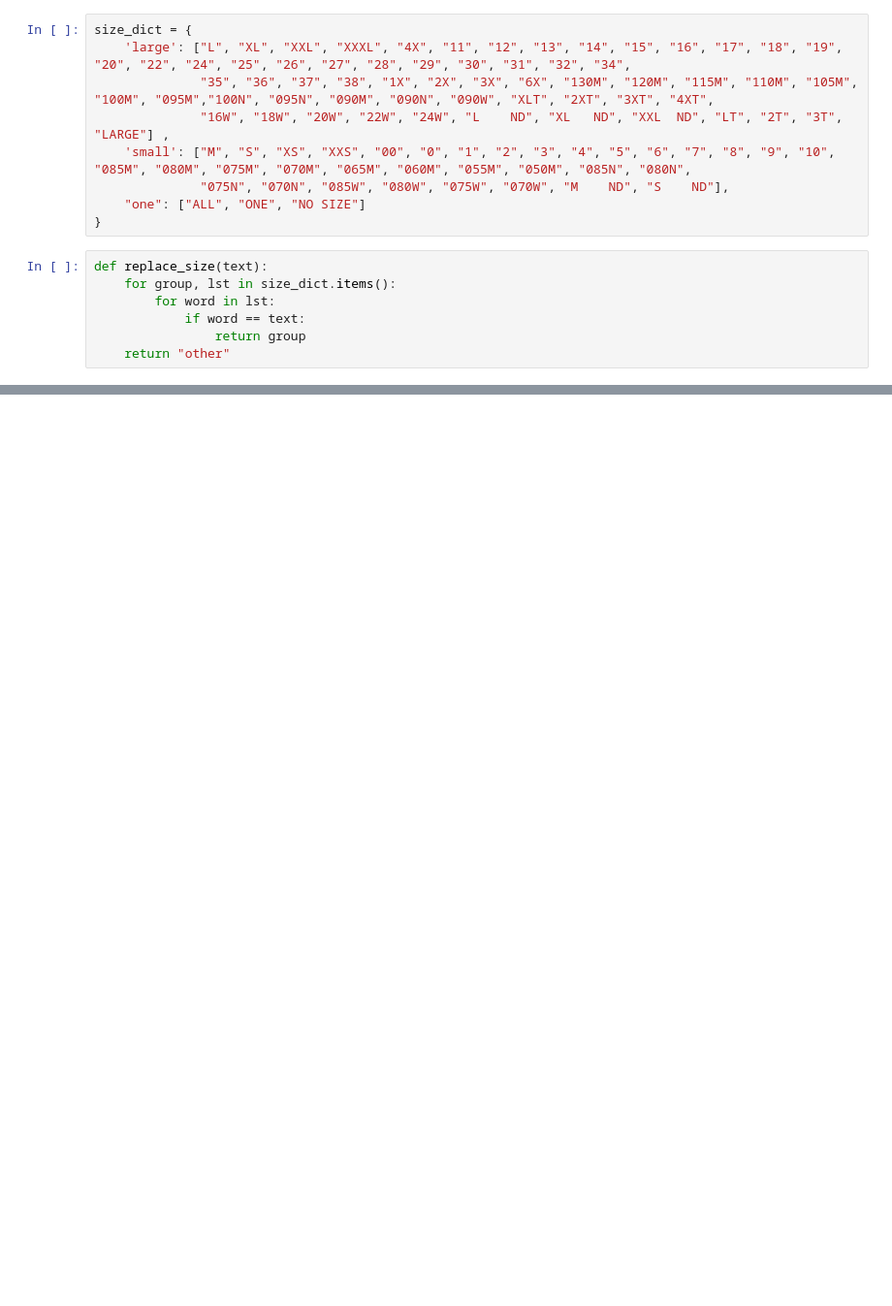
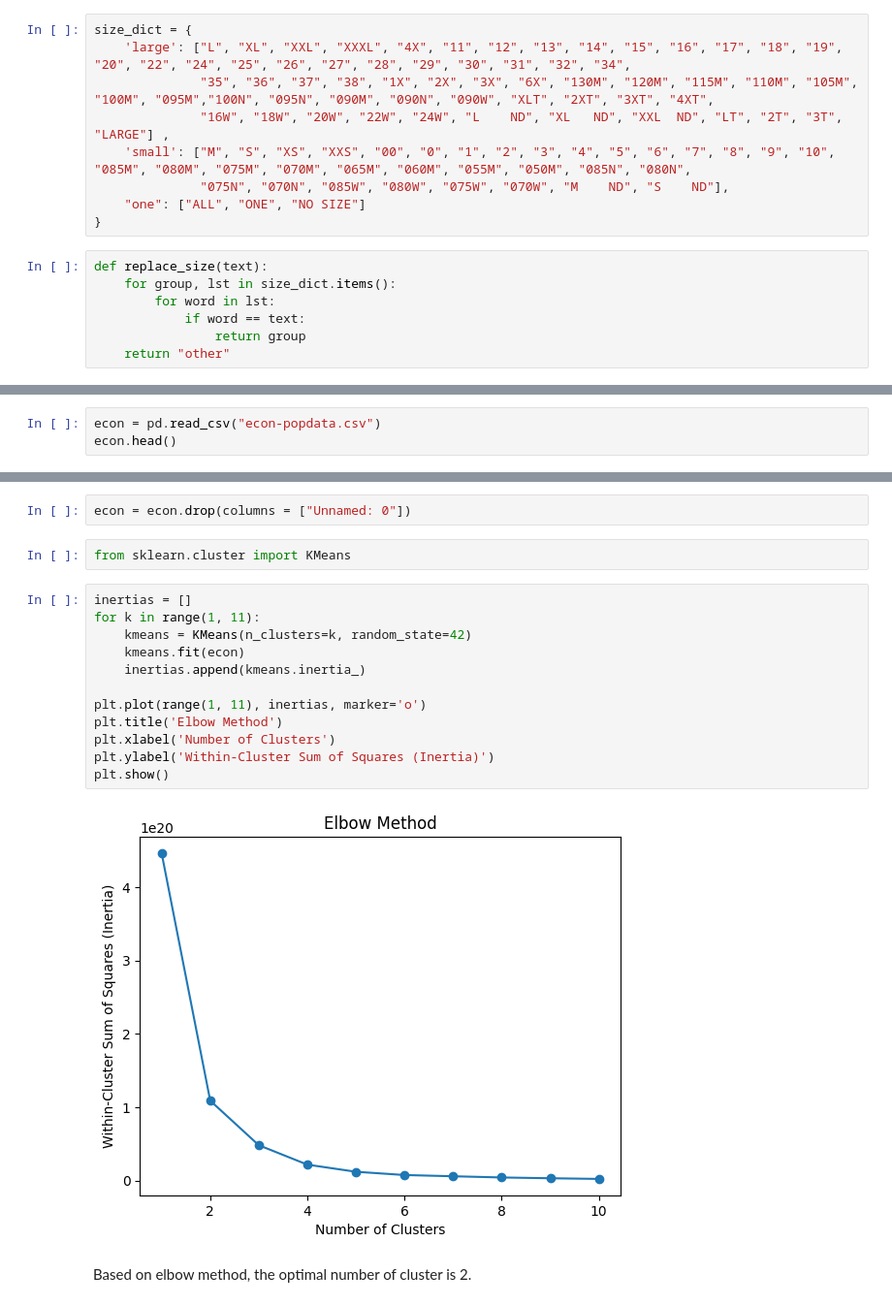
Before and after one commit to Marklong7/Dillard_return_forecasting, a Jupyter notebook: features.ipynb, the cells around one changed output, grey strips where cells are left out. Shown: that part at 97% size. Drawn from its saved outputs; the diff is of its cells as text; blank space fills up the shorter version.

```diff
--- a/features.ipynb
+++ b/features.ipynb
@@ -186,0 +228,3 @@ df.head()
+# %%
+econ = pd.read_csv("econ-popdata.csv")
+econ.head()
@@ -186,0 +238,20 @@ df.head()
+# %%
+econ = econ.drop(columns = ["Unnamed: 0"])
+# %%
+from sklearn.cluster import KMeans
+# %%
+inertias = []
+for k in range(1, 11):
+    kmeans = KMeans(n_clusters=k, random_state=42)
+    kmeans.fit(econ)
+    inertias.append(kmeans.inertia_)
+
+plt.plot(range(1, 11), inertias, marker='o')
+plt.title('Elbow Method')
+plt.xlabel('Number of Clusters')
+plt.ylabel('Within-Cluster Sum of Squares (Inertia)')
+plt.show()
+# %% [output]
+[figure, added]
+# %% [markdown]
+Based on elbow method, the optimal number of cluster is 2.
```
Also changed, not shown: parts of 40 cells of this notebook.
